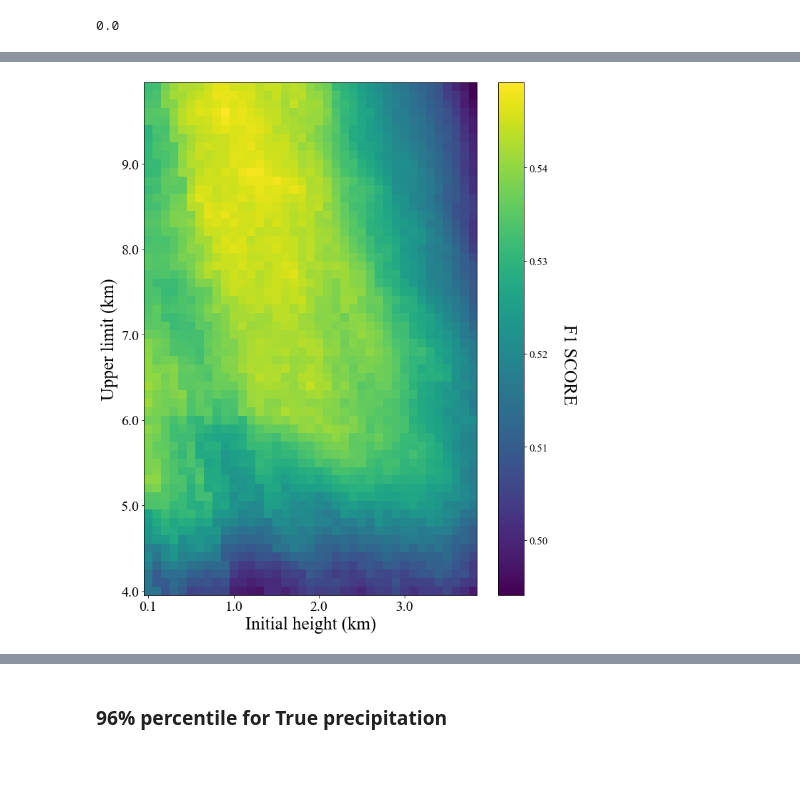
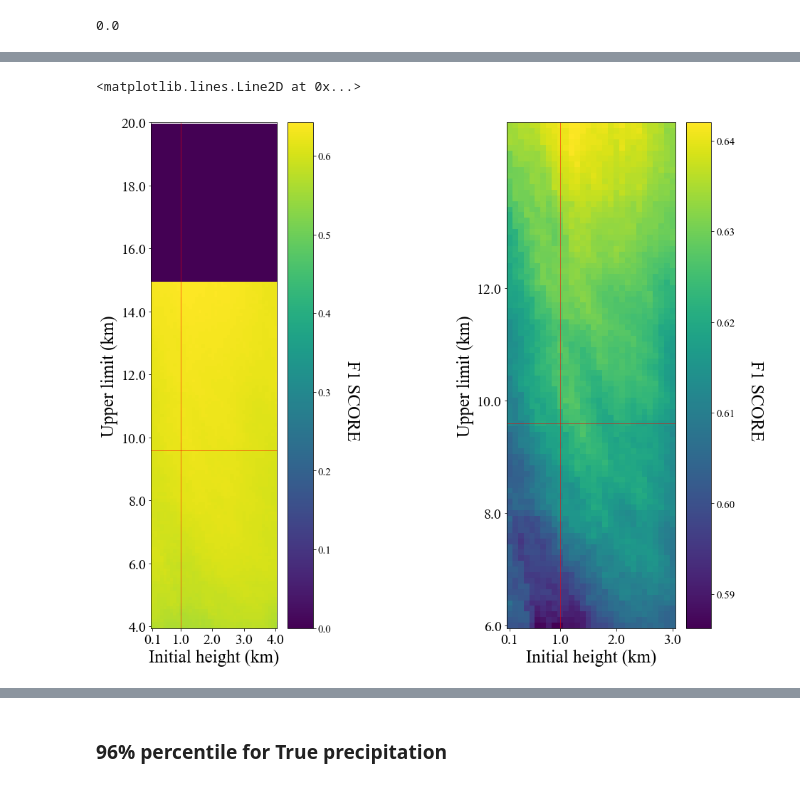
Before and after one commit to ignaciocordova/bachelor_thesis, a Jupyter notebook: Best_threshold.ipynb, the cells around one changed output, grey strips where cells are left out. Drawn from its saved outputs; the diff is of its cells as text; code cells hidden in the pictures.

```diff
--- a/Best_threshold.ipynb
+++ b/Best_threshold.ipynb
@@ -154,0 +455,14 @@ F1score: 0.211
+# %%
+matrix = np.zeros([111,211])
+results=[]
+print(matrix.max())
+for hi in tqdm(his):
+    for hf in hfs:
+
+        i = int(10.*hi)
+        j = int(10.*hf)
+
+        if hi<hf:
+            array = do.getF1score(df,hi,hf,0.90)
+            matrix[i][j] = array[4]
+            results.append(array)
@@ -155,10 +478,10 @@ F1score: 0.211
 # %% [markdown]
 ### 93% percentile for True precipitation
 # %%
-matrix = np.empty([101,151])
+matrix = np.zeros([111,211])
 results=[]
 print(matrix.max())
-for hi in his:
+for hi in tqdm(his):
     for hf in hfs:
 
         i = int(10.*hi)
@@ -180,34 +541,77 @@ print(y[x])
 # %%
+
 plt.figure(figsize=(17,11), tight_layout=True)
-plt.imshow(matrix[1:40,40:100].T)
+plt.subplot(121)
+plt.imshow(matrix[1:41,40:200].T)
 
 plt.gca().invert_yaxis()
 
-plt.xticks(ticks=[0,10,20,30],
-           labels=['0.1','1.0','2.0','3.0'],
+plt.xticks(ticks=[0,9,19,29,39],
+           labels=['0.1','1.0','2.0','3.0','4.0'],
            fontproperties=font,
            fontsize=20)
-plt.yticks(ticks=[0,10,20,30,40,50],
-           labels=['4.0','5.0','6.0','7.0','8.0','9.0'],
+plt.yticks(ticks=[0,20,40,60,80,100,120,140,160],
+           labels=['4.0','6.0','8.0','10.0','12.0','14.0','16.0','18.0','20.0'],
            fontproperties=font,
            fontsize=20)
 
 plt.xlabel('Initial height (km)',
            fontproperties=font,
            fontsize=25)
 plt.ylabel('Upper limit (km)',
            fontproperties=font,
            fontsize=25)
 
 cb = plt.colorbar(pad=0.025)
 for t in cb.ax.get_yticklabels():
      t.set_font(font)
      t.set_fontsize(15)
 
 cb.set_label('F1 SCORE',
                rotation=270,
                fontproperties=font,
                fontsize=25,labelpad=40, y=0.45)
+
+plt.axvline(x = 9, color = 'red',lw=0.5)
+plt.axhline(y = 56, color = 'red',lw=0.5)
+
+
+
+
+plt.subplot(122)
+plt.imshow(matrix[1:31,60:150].T)
+
+plt.gca().invert_yaxis()
+
+plt.xticks(ticks=[0,9,19,29],
+           labels=['0.1','1.0','2.0','3.0'],
+           fontproperties=font,
+           fontsize=20)
+plt.yticks(ticks=[0,20,40,60],
+           labels=['6.0','8.0','10.0','12.0'],
+           fontproperties=font,
+           fontsize=20)
+
+plt.xlabel('Initial height (km)',
+           fontproperties=font,
+           fontsize=25)
+plt.ylabel('Upper limit (km)',
+           fontproperties=font,
+           fontsize=25)
+
+cb = plt.colorbar(pad=0.025)
+for t in cb.ax.get_yticklabels():
+     t.set_font(font)
+     t.set_fontsize(15)
+
+cb.set_label('F1 SCORE',
+               rotation=270,
+               fontproperties=font,
+               fontsize=25,labelpad=40, y=0.45)
+
+plt.axvline(x = 9, color = 'red',lw=0.5)
+plt.axhline(y = 36, color = 'red',lw=0.5)
 # %% [output]
+<matplotlib.lines.Line2D at 0x...>
-[figure, old version]
+[figure, new version]
 # %%
```
Also changed, not shown: parts of 40 cells of this notebook, 23 other files.
